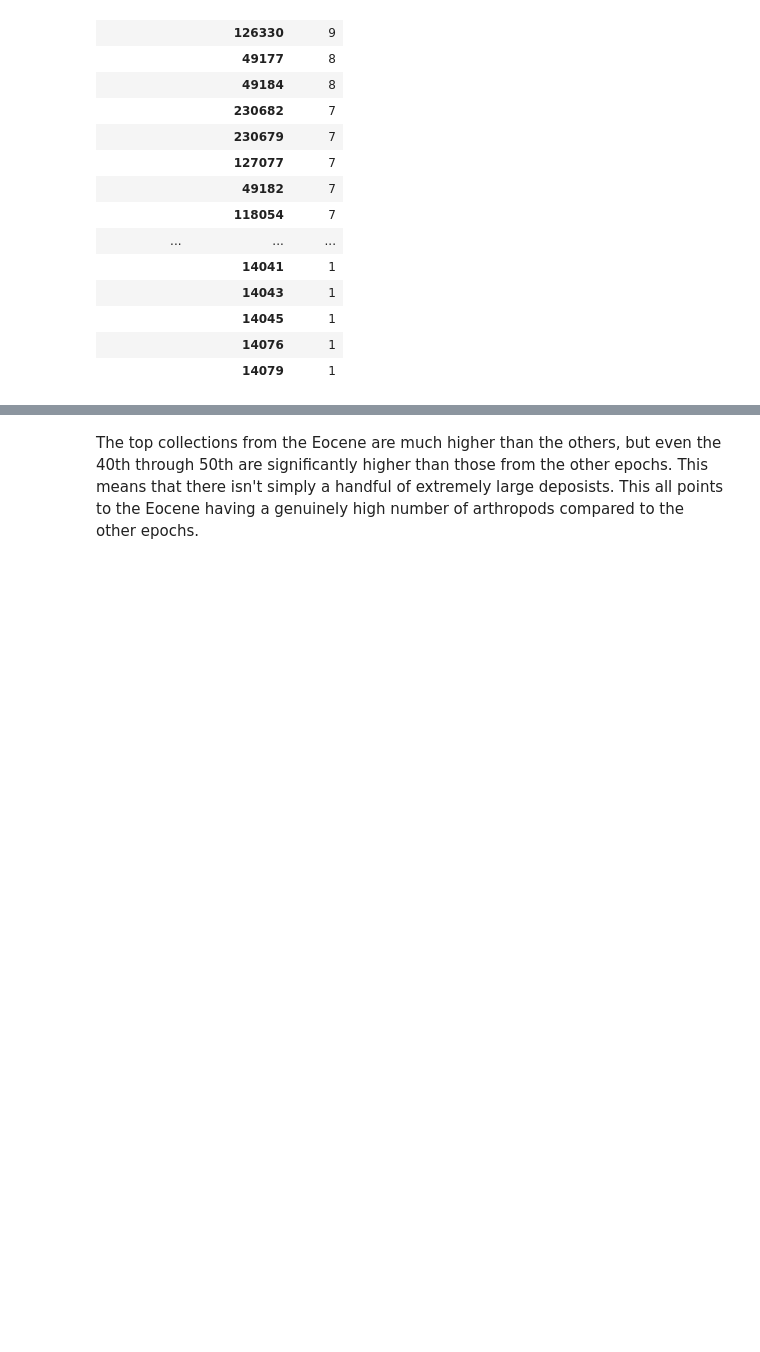
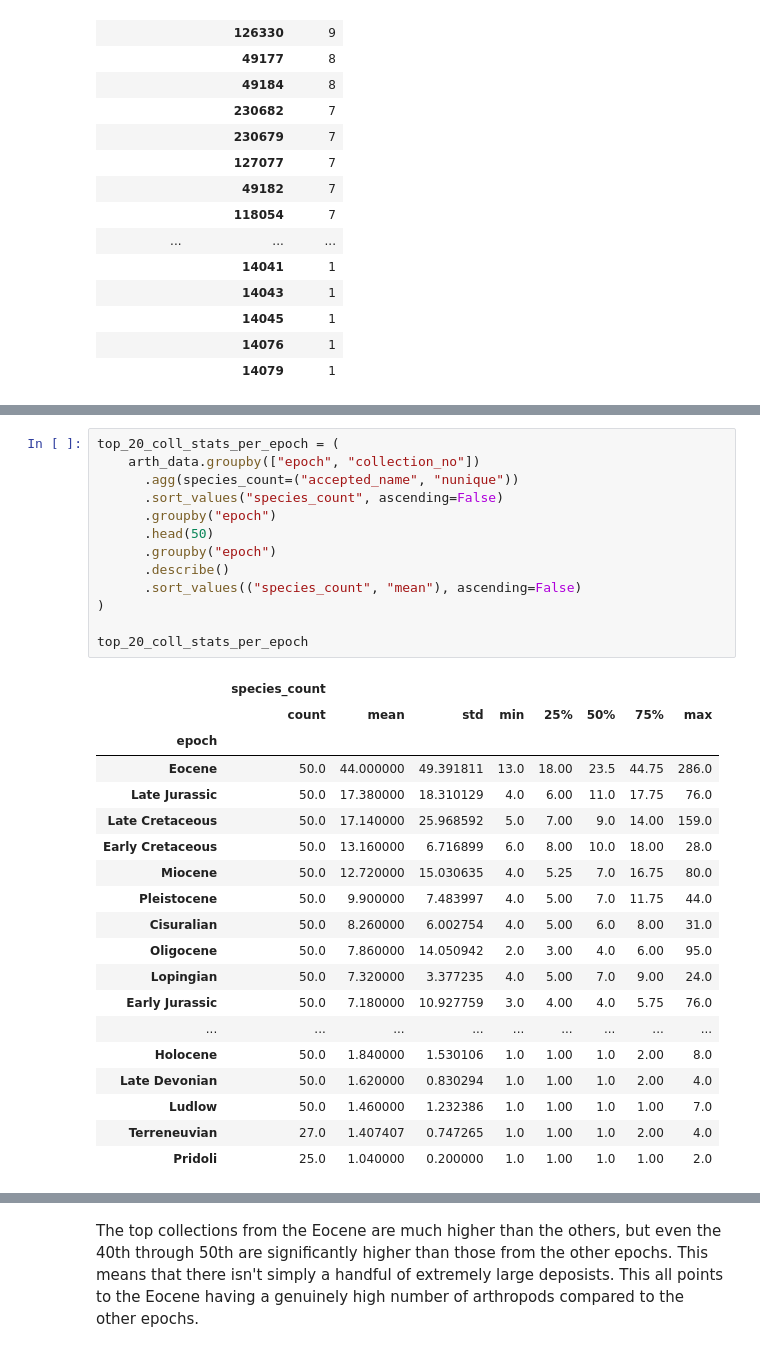
Before and after one commit to Dworlock11/Arthropod-Fossil-Diversity-Analysis, a Jupyter notebook: notebooks/02_analysis.ipynb, the cells around one changed output, grey strips where cells are left out. Drawn from its saved outputs; the diff is of its cells as text; blank space fills up the shorter version.

```diff
--- a/notebooks/02_analysis.ipynb
+++ b/notebooks/02_analysis.ipynb
@@ -535,0 +552,33 @@ forty_to_fifty_coll_counts
+# %%
+top_20_coll_stats_per_epoch = (
+    arth_data.groupby(["epoch", "collection_no"])
+      .agg(species_count=("accepted_name", "nunique"))
+      .sort_values("species_count", ascending=False)
+      .groupby("epoch")
+      .head(50)
+      .groupby("epoch")
+      .describe()
+      .sort_values(("species_count", "mean"), ascending=False)
+)
+
+top_20_coll_stats_per_epoch
+# %% [output]
+|  | species_count |  |  |  |  |  |  |  |
+|  | count | mean | std | min | 25% | 50% | 75% | max |
+| epoch |  |  |  |  |  |  |  |  |
+| Eocene | 50.0 | 44.000000 | 49.391811 | 13.0 | 18.00 | 23.5 | 44.75 | 286.0 |
+| Late Jurassic | 50.0 | 17.380000 | 18.310129 | 4.0 | 6.00 | 11.0 | 17.75 | 76.0 |
+| Late Cretaceous | 50.0 | 17.140000 | 25.968592 | 5.0 | 7.00 | 9.0 | 14.00 | 159.0 |
+| Early Cretaceous | 50.0 | 13.160000 | 6.716899 | 6.0 | 8.00 | 10.0 | 18.00 | 28.0 |
+| Miocene | 50.0 | 12.720000 | 15.030635 | 4.0 | 5.25 | 7.0 | 16.75 | 80.0 |
+| Pleistocene | 50.0 | 9.900000 | 7.483997 | 4.0 | 5.00 | 7.0 | 11.75 | 44.0 |
+| Cisuralian | 50.0 | 8.260000 | 6.002754 | 4.0 | 5.00 | 6.0 | 8.00 | 31.0 |
+| Oligocene | 50.0 | 7.860000 | 14.050942 | 2.0 | 3.00 | 4.0 | 6.00 | 95.0 |
+| Lopingian | 50.0 | 7.320000 | 3.377235 | 4.0 | 5.00 | 7.0 | 9.00 | 24.0 |
+| Early Jurassic | 50.0 | 7.180000 | 10.927759 | 3.0 | 4.00 | 4.0 | 5.75 | 76.0 |
+| ... | ... | ... | ... | ... | ... | ... | ... | ... |
+| Holocene | 50.0 | 1.840000 | 1.530106 | 1.0 | 1.00 | 1.0 | 2.00 | 8.0 |
+| Late Devonian | 50.0 | 1.620000 | 0.830294 | 1.0 | 1.00 | 1.0 | 2.00 | 4.0 |
+| Ludlow | 50.0 | 1.460000 | 1.232386 | 1.0 | 1.00 | 1.0 | 1.00 | 7.0 |
+| Terreneuvian | 27.0 | 1.407407 | 0.747265 | 1.0 | 1.00 | 1.0 | 2.00 | 4.0 |
+| Pridoli | 25.0 | 1.040000 | 0.200000 | 1.0 | 1.00 | 1.0 | 1.00 | 2.0 |
```
Also changed, not shown: parts of 9 cells of this notebook.
